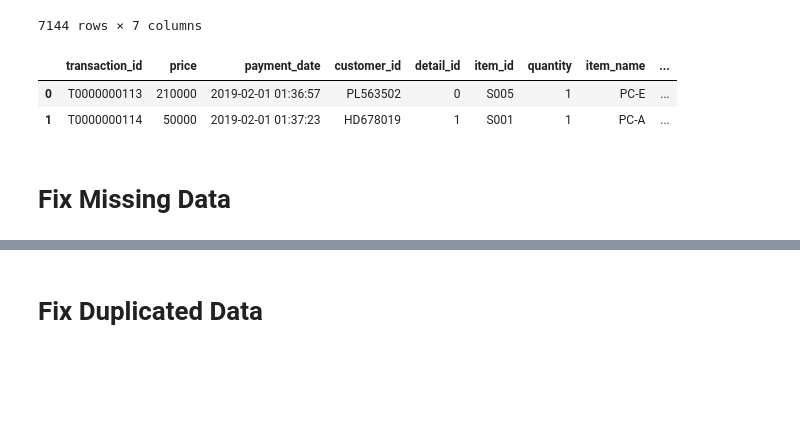
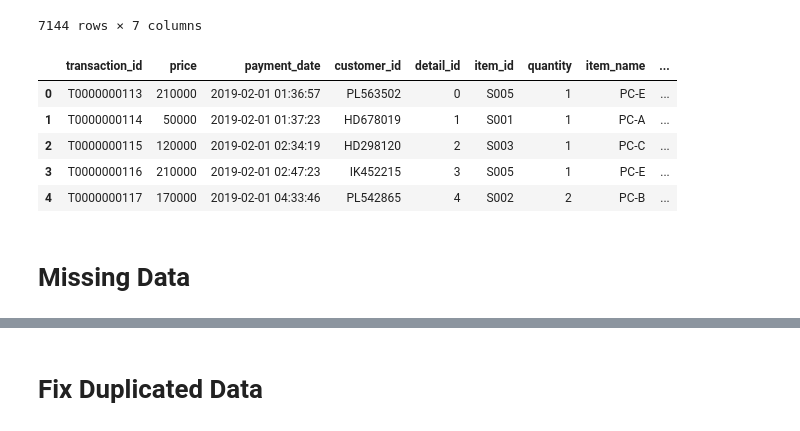
Before and after one commit to omotoshohei/ecom-analytics, a Jupyter notebook: template3/preprocess.ipynb, the cells around one changed output, grey strips where cells are left out. Drawn from its saved outputs; the diff is of its cells as text; code cells hidden in the pictures; blank space fills up the shorter version.

```diff
--- a/template3/preprocess2.ipynb
+++ b/template3/preprocess.ipynb
@@ -6,12 +6,12 @@ import numpy as np
 # %% [markdown]
 # Import Raw Data
 # %%
-df_customer = pd.read_csv("../data/sample/input/customer_master.csv")
-df_trans_1 = pd.read_csv("../data/sample/input/transaction_1.csv")
-df_trans_2 = pd.read_csv("../data/sample/input/transaction_2.csv")
-df_trans_detail_1 = pd.read_csv("../data/sample/input/transaction_detail_1.csv")
-df_trans_detail_2 = pd.read_csv("../data/sample/input/transaction_detail_2.csv")
-df_product = pd.read_csv("../data/sample/input/item_master.csv")
+df_customer = pd.read_csv("../data/temp3/input/customer_master.csv")
+df_trans_1 = pd.read_csv("../data/temp3/input/transaction_1.csv")
+df_trans_2 = pd.read_csv("../data/temp3/input/transaction_2.csv")
+df_trans_detail_1 = pd.read_csv("../data/temp3/input/transaction_detail_1.csv")
+df_trans_detail_2 = pd.read_csv("../data/temp3/input/transaction_detail_2.csv")
+df_product = pd.read_csv("../data/temp3/input/item_master.csv")
 # %% [markdown]
 # Display Raw Data
 # %%
@@ -107,14 +120,18 @@ df_trans
 | 7143 | T0000006898 | 85000 | 2019-07-31 23:41:38 | AS834214 | 7143 | S002 | 1 |
 7144 rows × 7 columns
 # %%
-df_trans = pd.merge(df_trans, df_product, on = 'item_id', how='left')
-df_trans.head(2)
+df_trans_merge = pd.merge(df_trans, df_product, on = 'item_id', how='left')
+df_trans_merge = pd.merge(df_trans_merge, df_customer, on = 'customer_id', how='left')
+df_trans_merge.head()
 # %% [output]
 |  | transaction_id | price | payment_date | customer_id | detail_id | item_id | quantity | item_name | ... |
 | 0 | T0000000113 | 210000 | 2019-02-01 01:36:57 | PL563502 | 0 | S005 | 1 | PC-E | ... |
 | 1 | T0000000114 | 50000 | 2019-02-01 01:37:23 | HD678019 | 1 | S001 | 1 | PC-A | ... |
+| 2 | T0000000115 | 120000 | 2019-02-01 02:34:19 | HD298120 | 2 | S003 | 1 | PC-C | ... |
+| 3 | T0000000116 | 210000 | 2019-02-01 02:47:23 | IK452215 | 3 | S005 | 1 | PC-E | ... |
+| 4 | T0000000117 | 170000 | 2019-02-01 04:33:46 | PL542865 | 4 | S002 | 2 | PC-B | ... |
-# %% [markdown]
-# Fix Missing Data
+# %% [markdown]
+# Missing Data
 # %%
 print('1. ------------------------------------------------')
 display(df_customer.isnull().sum())
```
Also changed, not shown: parts of 13 cells of this notebook, 15 other files.
